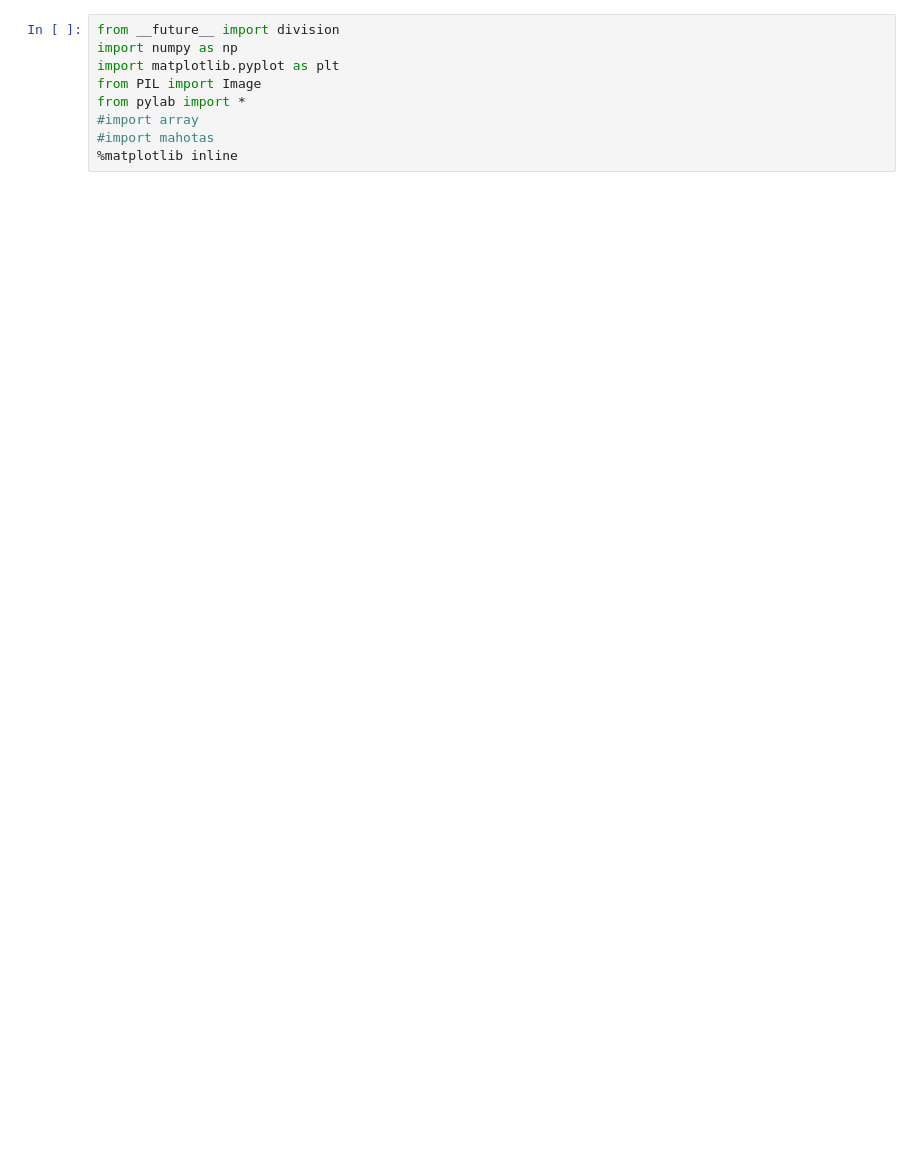
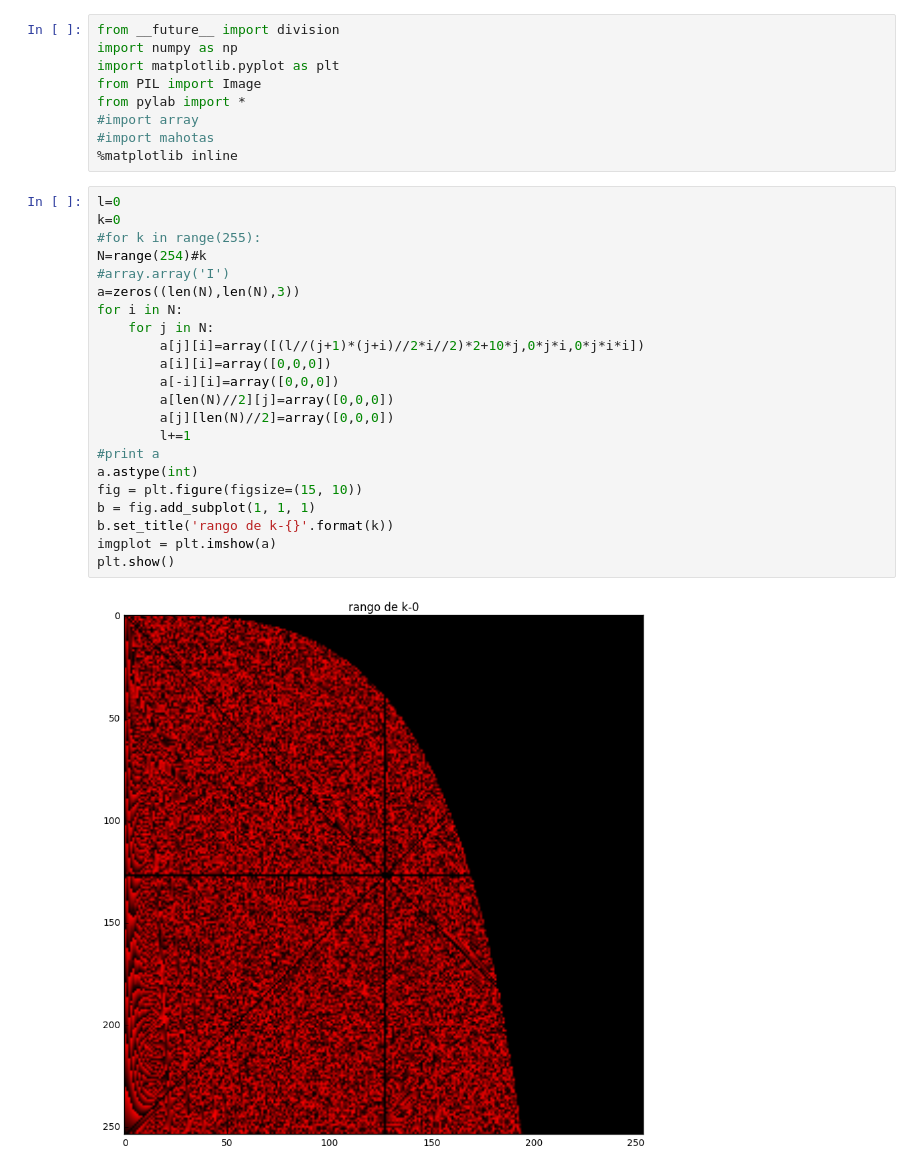
Before and after one commit to ignacio-vc/ImageEncryption, a Jupyter notebook: wip/color_image_mapping_raul.ipynb, the cells around one changed output. Cells and saved outputs as stored; diff of their text form; blank space fills up the shorter version.

Commit message:
Creación de imagenes usando los valores de los indices

```diff
--- a/wip/color_image_mapping_raul.ipynb
+++ b/wip/color_image_mapping_raul.ipynb
@@ -7,3 +7,27 @@ from pylab import *
 #import array
 #import mahotas
 %matplotlib inline
+# %%
+l=0
+k=0
+#for k in range(255):
+N=range(254)#k
+#array.array('I')
+a=zeros((len(N),len(N),3))
+for i in N:
+    for j in N:
+        a[j][i]=array([(l//(j+1)*(j+i)//2*i//2)*2+10*j,0*j*i,0*j*i*i])
+        a[i][i]=array([0,0,0])
+        a[-i][i]=array([0,0,0])
+        a[len(N)//2][j]=array([0,0,0])
+        a[j][len(N)//2]=array([0,0,0])
+        l+=1
+#print a
+a.astype(int)
+fig = plt.figure(figsize=(15, 10))
+b = fig.add_subplot(1, 1, 1)
+b.set_title('rango de k-{}'.format(k))
+imgplot = plt.imshow(a)
+plt.show()
+# %% [output]
+[figure, added]
```
Also changed, not shown: parts of 3 cells of this notebook.
